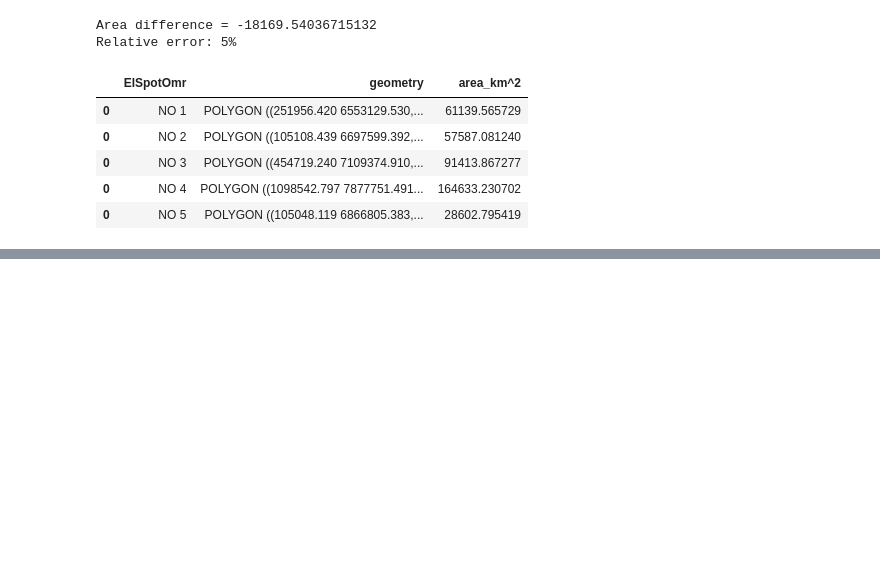
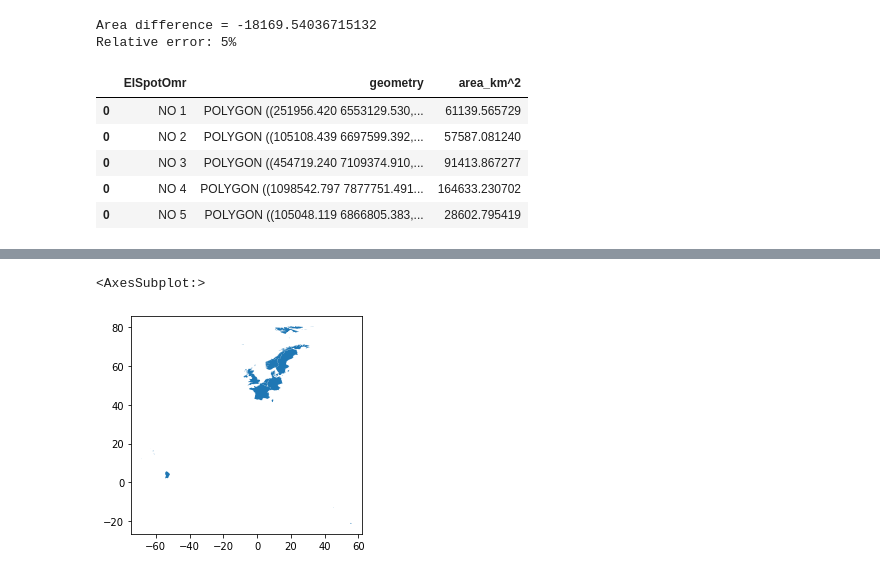
Before and after one commit to Norskeaksel/Code_for_master, a Jupyter notebook: geojsons/Norway_In_Geopandas.ipynb, the cells around one changed output, grey strips where cells are left out. Drawn from its saved outputs; the diff is of its cells as text; code cells hidden in the pictures; blank space fills up the shorter version.

```diff
--- a/geojsons/Norway_In_Geopandas.ipynb
+++ b/geojsons/Norway_In_Geopandas.ipynb
@@ -53,3 +59,6 @@ Counties = gpd.read_file('fylker_komprimert.json')
 # %%
-#NorthenEurope = gpd.read_file('custom.geo.json')
-#NorthenEurope.plot()
+NorthenEurope = gpd.read_file('custom.geo.json')
+NorthenEurope.plot()
+# %% [output]
+<AxesSubplot:>
+[figure, added]
```
Also changed, not shown: parts of 2 cells of this notebook, 14 other files.
